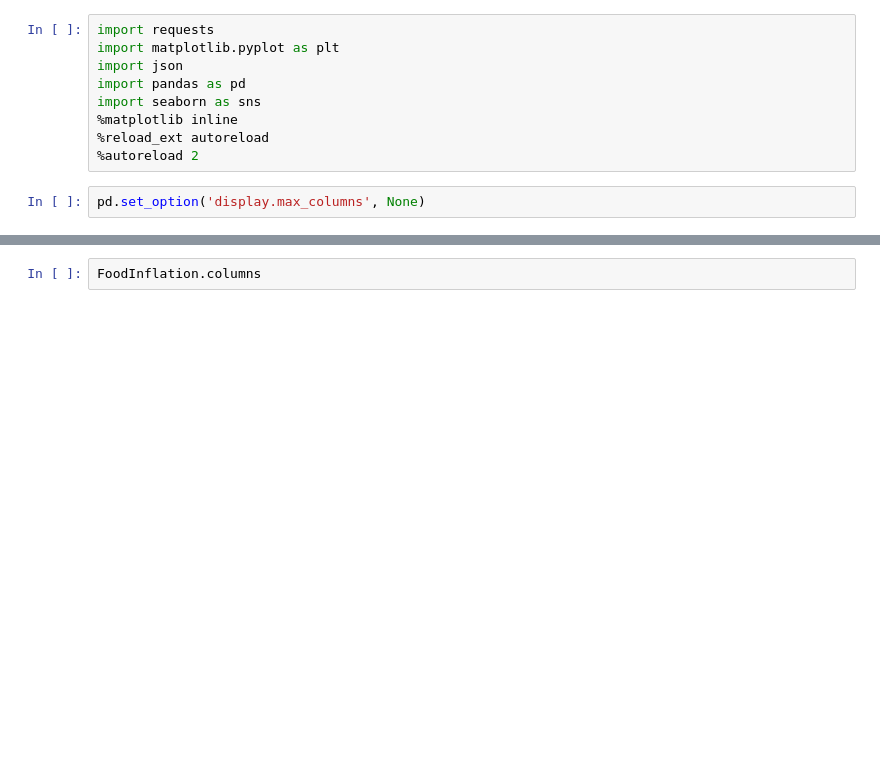
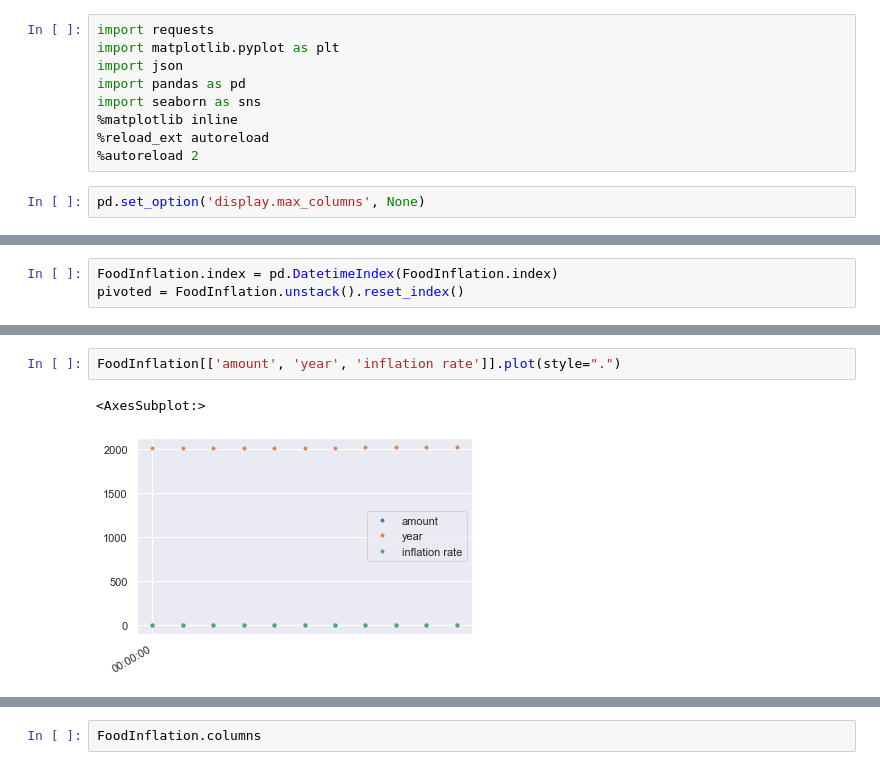
Before and after one commit to AuroraDelaney/hello_capstone, a Jupyter notebook: notebook/Untitled.ipynb, the cells around one changed output, grey strips where cells are left out. Drawn from its saved outputs; the diff is of its cells as text; blank space fills up the shorter version.

Commit message:
starting to create visuals to analyze my data

```diff
--- a/notebook/Untitled.ipynb
+++ b/notebook/Untitled.ipynb
@@ -62,2 +282,5 @@ FoodInflation.head(20)
+# %%
+FoodInflation.index = pd.DatetimeIndex(FoodInflation.index)
+pivoted = FoodInflation.unstack().reset_index()
 # %%
 FoodInflation.hist(bins=10, figsize=[20, 10])
@@ -64,2 +293,7 @@ FoodInflation.hist(bins=10, figsize=[20, 10])
+# %%
+FoodInflation[['amount', 'year', 'inflation rate']].plot(style=".")
+# %% [output]
+<AxesSubplot:>
+[figure, added]
 # %%
 FoodInflation.isna().sum()
```
Also changed, not shown: parts of 23 cells of this notebook.
